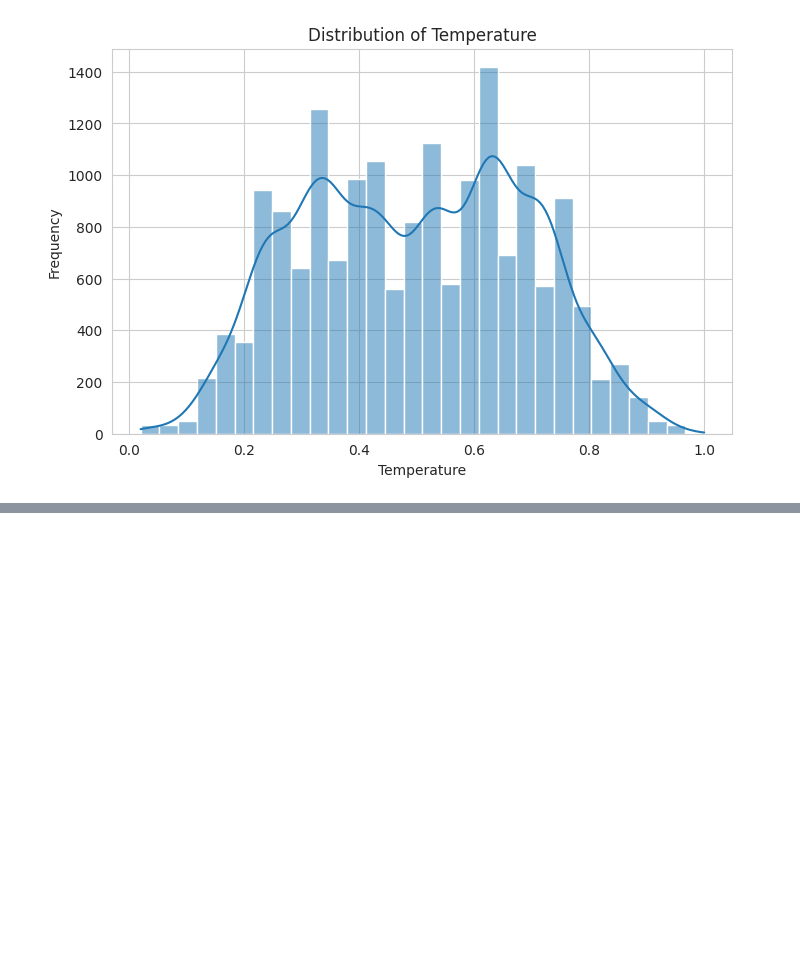
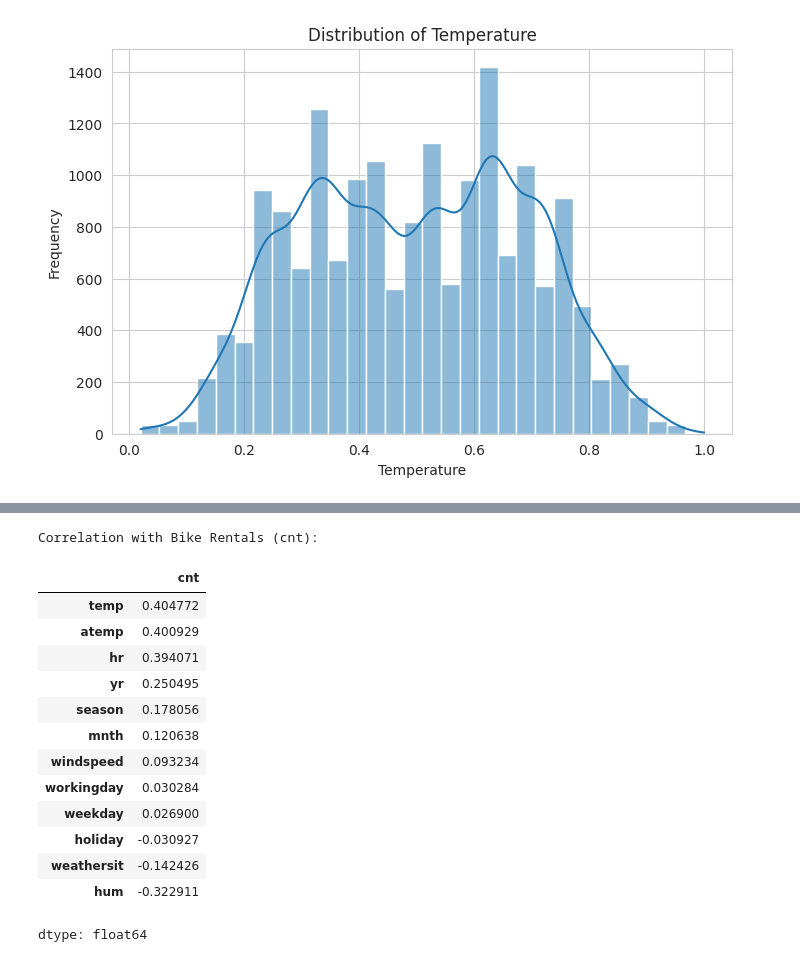
Before and after one commit to Mennaashraf7/ml-project, a Jupyter notebook: part_a_numerical/notebooks/01_eda_preprocessing.ipynb, the cells around one changed output, grey strips where cells are left out. Drawn from its saved outputs; the diff is of its cells as text; code cells hidden in the pictures; blank space fills up the shorter version.

```diff
--- a/part_a_numerical/notebooks/01_eda_preprocessing.ipynb
+++ b/part_a_numerical/notebooks/01_eda_preprocessing.ipynb
@@ -115,0 +158,27 @@ plt.show()
+# %%
+# Correlation with Target Variable
+
+target_correlation = correlation_matrix['cnt'].drop('cnt')
+
+target_correlation = target_correlation.sort_values(
+    ascending=False
+)
+
+print("Correlation with Bike Rentals (cnt):")
+display(target_correlation)
+# %% [output]
+Correlation with Bike Rentals (cnt):
+|  | cnt |
+| temp | 0.404772 |
+| atemp | 0.400929 |
+| hr | 0.394071 |
+| yr | 0.250495 |
+| season | 0.178056 |
+| mnth | 0.120638 |
+| windspeed | 0.093234 |
+| workingday | 0.030284 |
+| weekday | 0.026900 |
+| holiday | -0.030927 |
+| weathersit | -0.142426 |
+| hum | -0.322911 |
+dtype: float64
```
Also changed, not shown: parts of 6 cells of this notebook.
